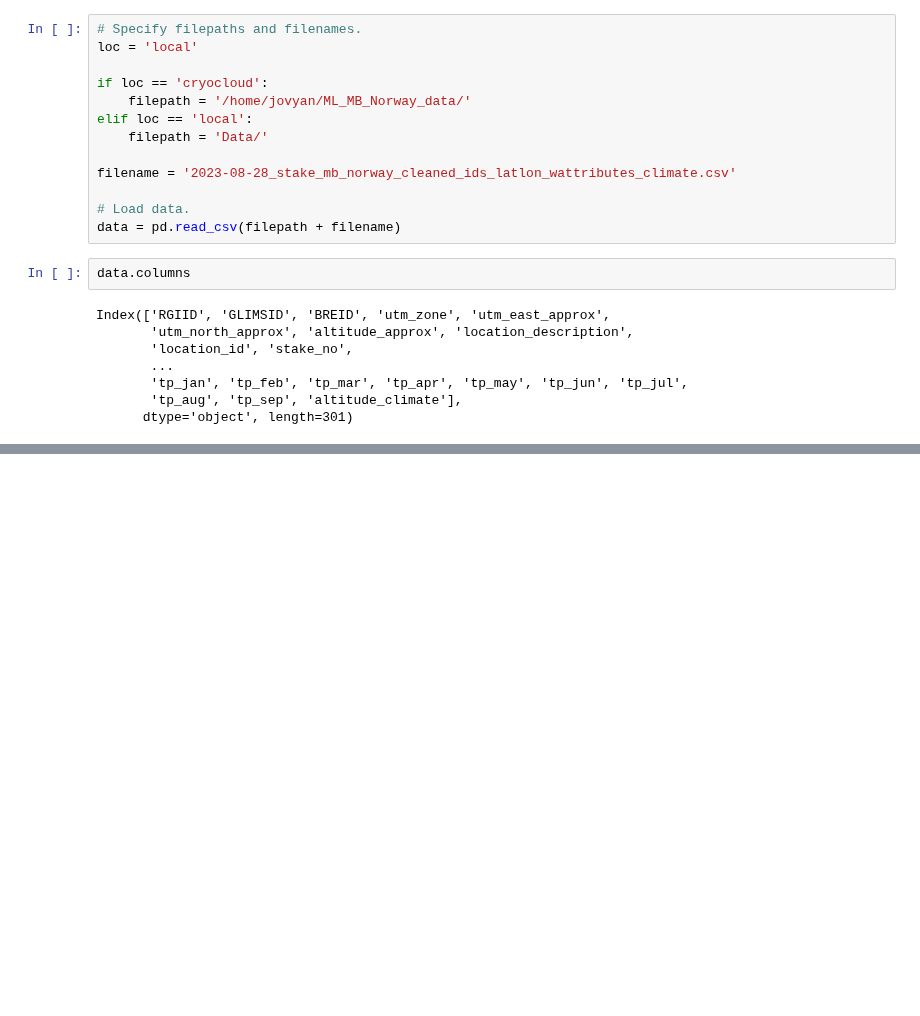
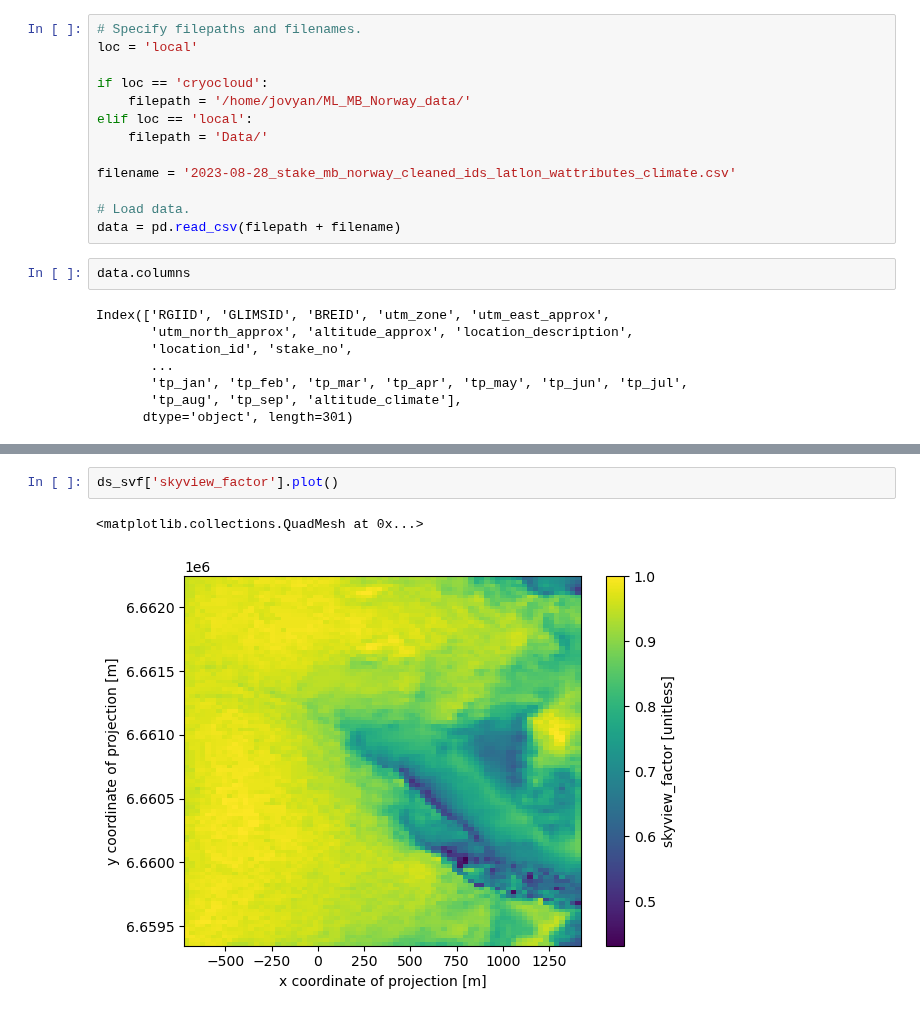
Before and after one commit to khsjursen/ML_MB_Norway, a Jupyter notebook: add_skyview_factor.ipynb, the cells around one changed output, grey strips where cells are left out. Drawn from its saved outputs; the diff is of its cells as text; blank space fills up the shorter version.

```diff
--- a/add_skyview_factor.ipynb
+++ b/add_skyview_factor.ipynb
@@ -56,0 +130,5 @@ https://docs.xarray.dev/en/stable/user-guide/io.html
+# %%
+ds_svf['skyview_factor'].plot()
+# %% [output]
+<matplotlib.collections.QuadMesh at 0x...>
+[figure, added]
```
Also changed, not shown: parts of 7 cells of this notebook.
